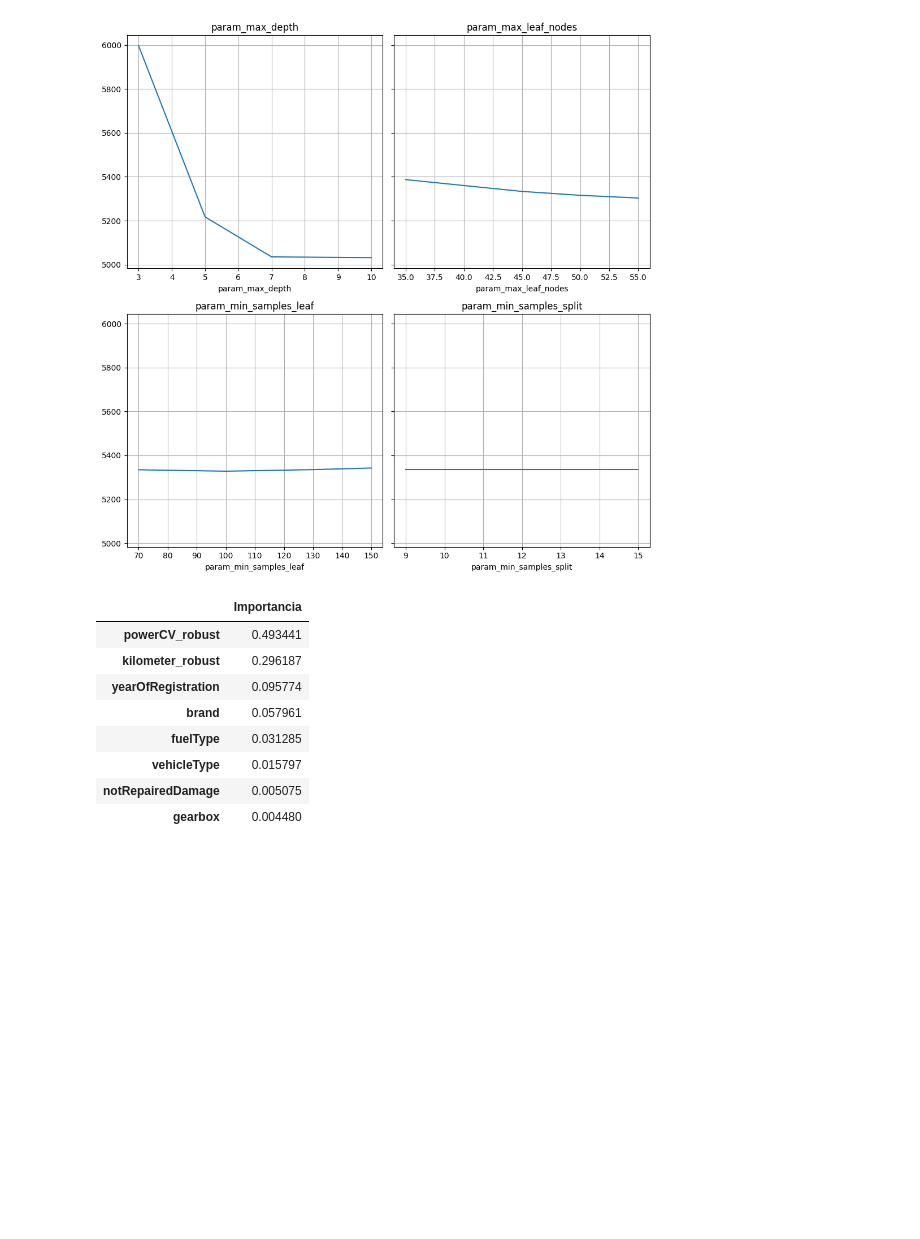
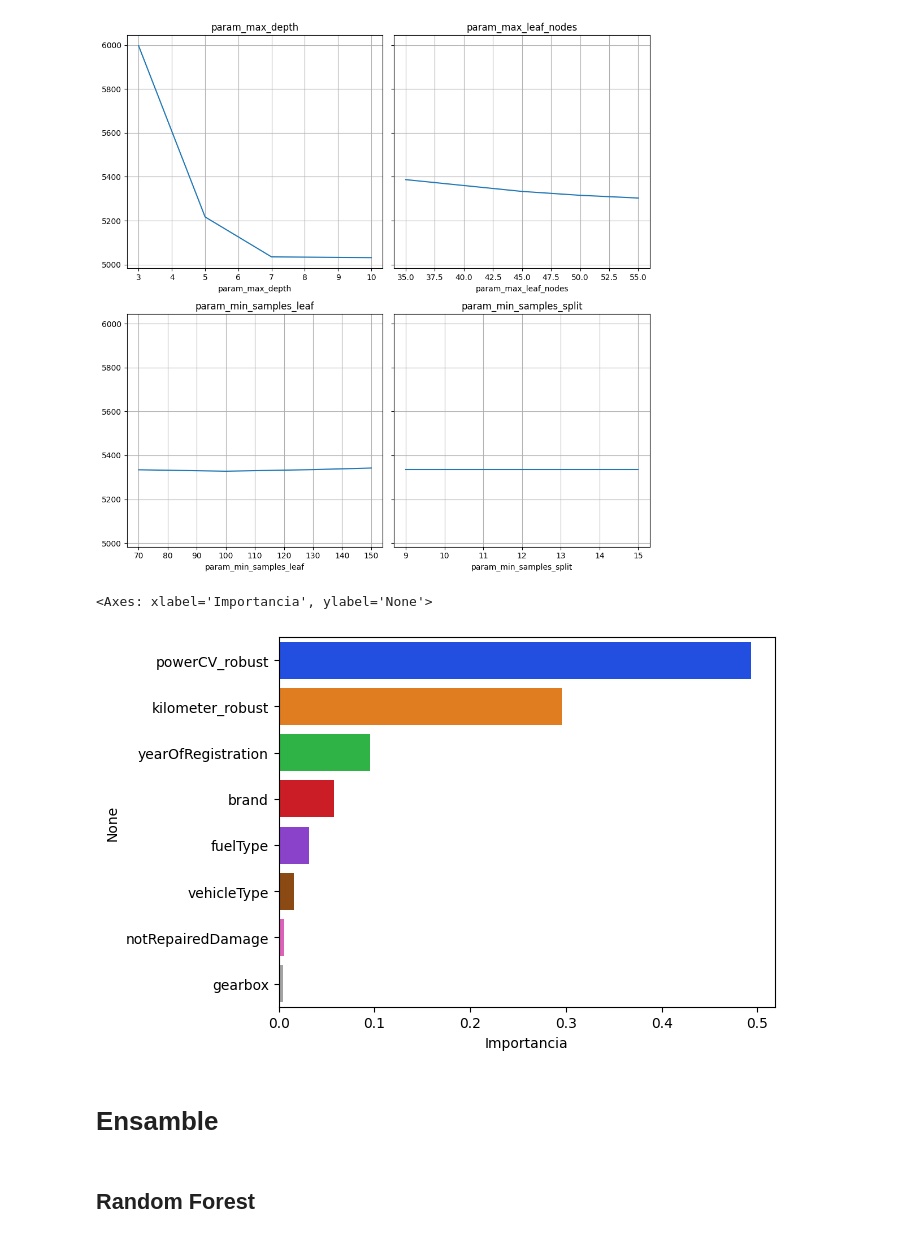
Before and after one commit to ngcarvajall/Lab_EDA_Gestion_Nulos, a Jupyter notebook: cross_validation.ipynb, the cells around one changed output. Cells and saved outputs as stored; diff of their text form; code cells hidden in the pictures; blank space fills up the shorter version.

Commit message:
modelos

```diff
--- a/cross_validation.ipynb
+++ b/cross_validation.ipynb
@@ -393,14 +380,4 @@ plt.show()
 # %% [output]
 [figure]
 # %%
-pd.DataFrame(modelo_final_arbol_4.feature_importances_,columns = ['Importancia'], index=x.columns).sort_values(by='Importancia', ascending=False)
+df_importancia = pd.DataFrame(modelo_final_arbol_4.feature_importances_,columns = ['Importancia'], index=x.columns).sort_values(by='Importancia', ascending=False)
-# %% [output]
-|  | Importancia |
-| powerCV_robust | 0.493441 |
-| kilometer_robust | 0.296187 |
-| yearOfRegistration | 0.095774 |
-| brand | 0.057961 |
-| fuelType | 0.031285 |
-| vehicleType | 0.015797 |
-| notRepairedDamage | 0.005075 |
-| gearbox | 0.004480 |
@@ -420,0 +384,9 @@ pd.DataFrame(modelo_final_arbol_4.feature_importances_,columns = ['Importancia']
+# %%
+sns.barplot(x='Importancia', y=df_importancia.index ,data=df_importancia, palette='bright')
+# %% [output]
+<Axes: xlabel='Importancia', ylabel='None'>
+[figure, added]
+# %% [markdown]
+# Ensamble
+# %% [markdown]
+## Random Forest
```
Also changed, not shown: parts of 22 cells of this notebook, 6 other files.
